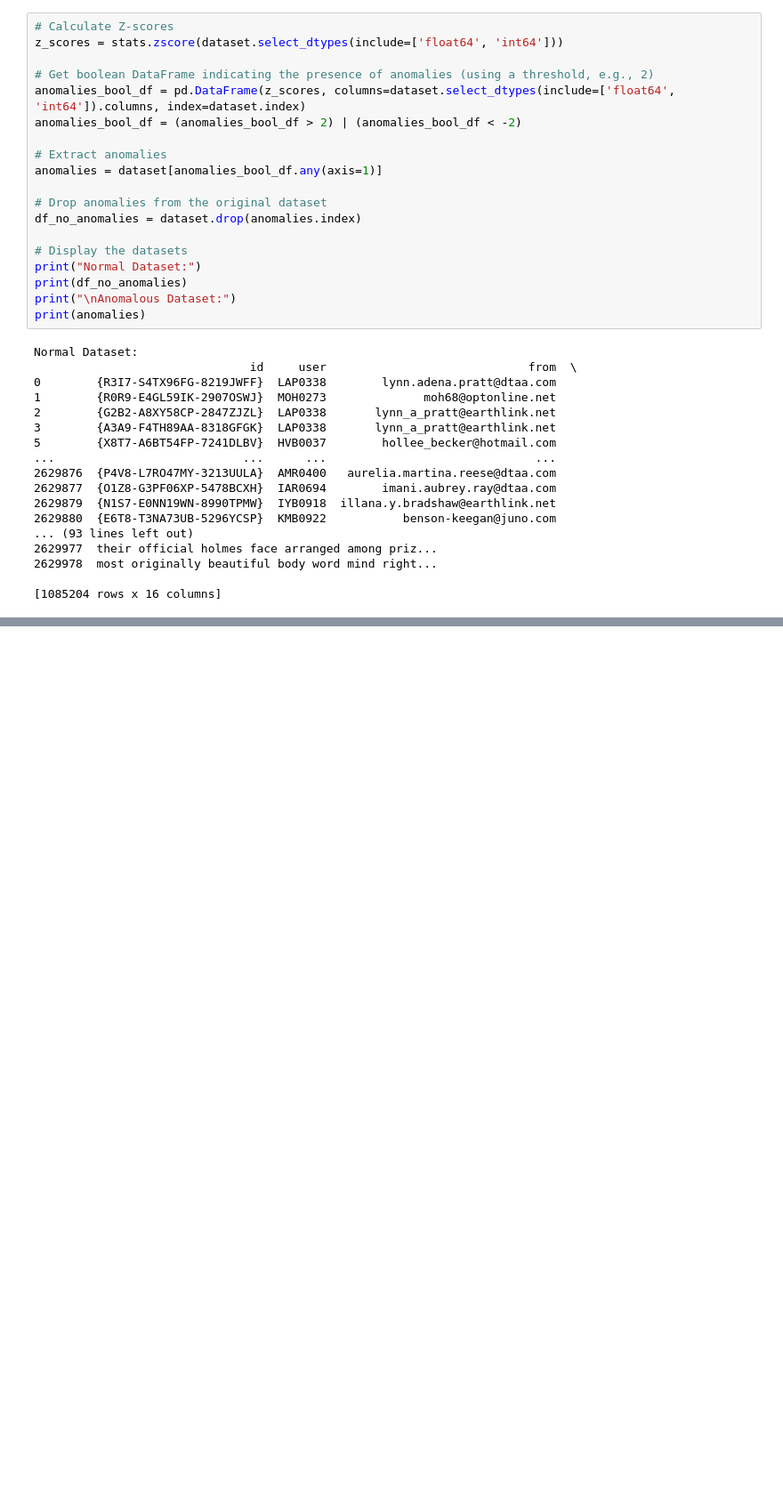
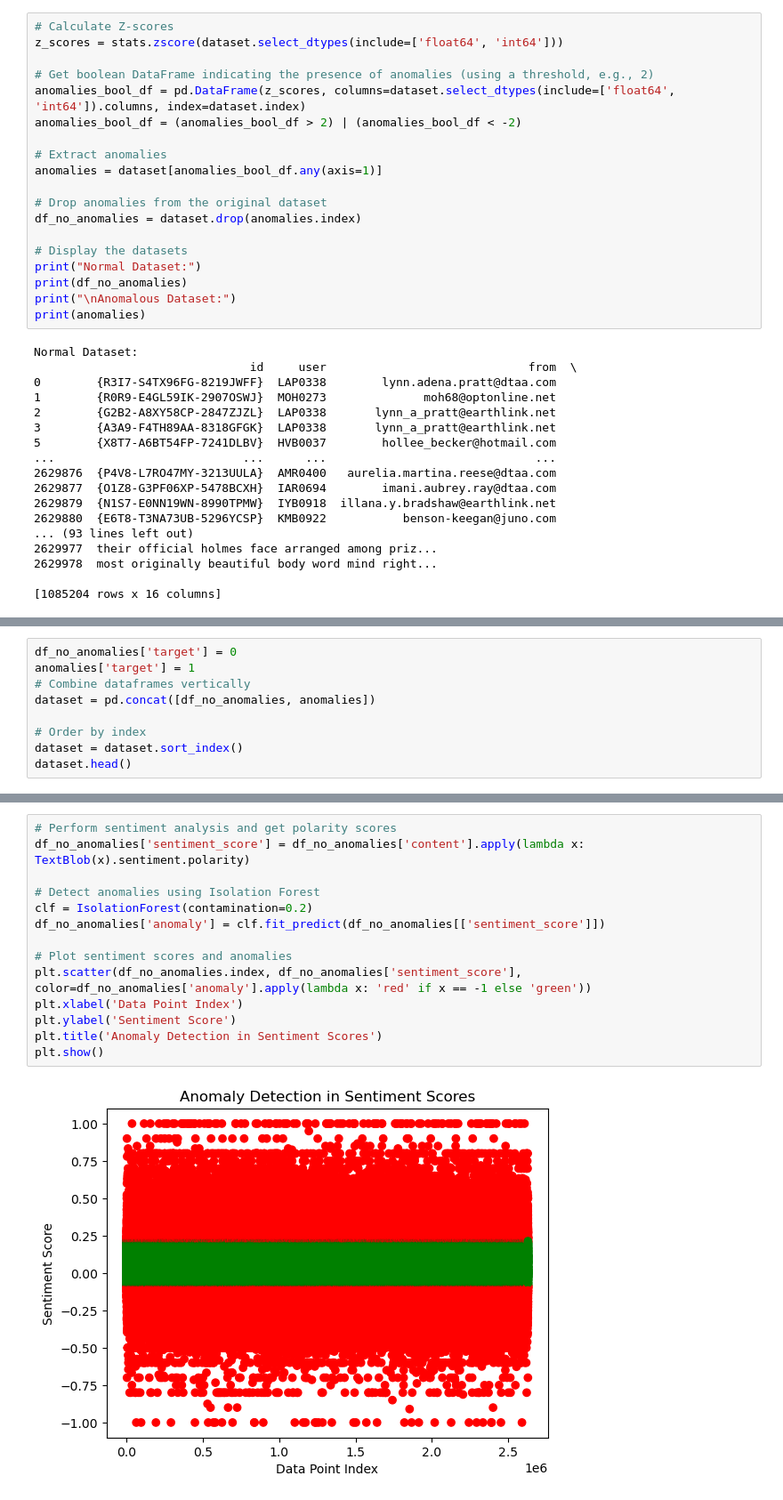
Before and after one commit to blxckbvrbi3/threat-detection-article, a Jupyter notebook: threat-detection-model.ipynb, the cells around one changed output, grey strips where cells are left out. Shown at 89% size. Drawn from its saved outputs; the diff is of its cells as text; blank space fills up the shorter version.

```diff
--- a/threat-detection-model.ipynb
+++ b/threat-detection-model.ipynb
@@ -323,0 +312,9 @@ df_no_anomalies
+# %%
+df_no_anomalies['target'] = 0
+anomalies['target'] = 1
+# Combine dataframes vertically
+dataset = pd.concat([df_no_anomalies, anomalies])
+
+# Order by index
+dataset = dataset.sort_index()
+dataset.head()
@@ -323,0 +333,16 @@ df_no_anomalies
+# %%
+# Perform sentiment analysis and get polarity scores
+df_no_anomalies['sentiment_score'] = df_no_anomalies['content'].apply(lambda x: TextBlob(x).sentiment.polarity)
+
+# Detect anomalies using Isolation Forest
+clf = IsolationForest(contamination=0.2)
+df_no_anomalies['anomaly'] = clf.fit_predict(df_no_anomalies[['sentiment_score']])
+
+# Plot sentiment scores and anomalies
+plt.scatter(df_no_anomalies.index, df_no_anomalies['sentiment_score'], color=df_no_anomalies['anomaly'].apply(lambda x: 'red' if x == -1 else 'green'))
+plt.xlabel('Data Point Index')
+plt.ylabel('Sentiment Score')
+plt.title('Anomaly Detection in Sentiment Scores')
+plt.show()
+# %% [output]
+[figure, added]
```
Also changed, not shown: parts of 5 cells of this notebook.
